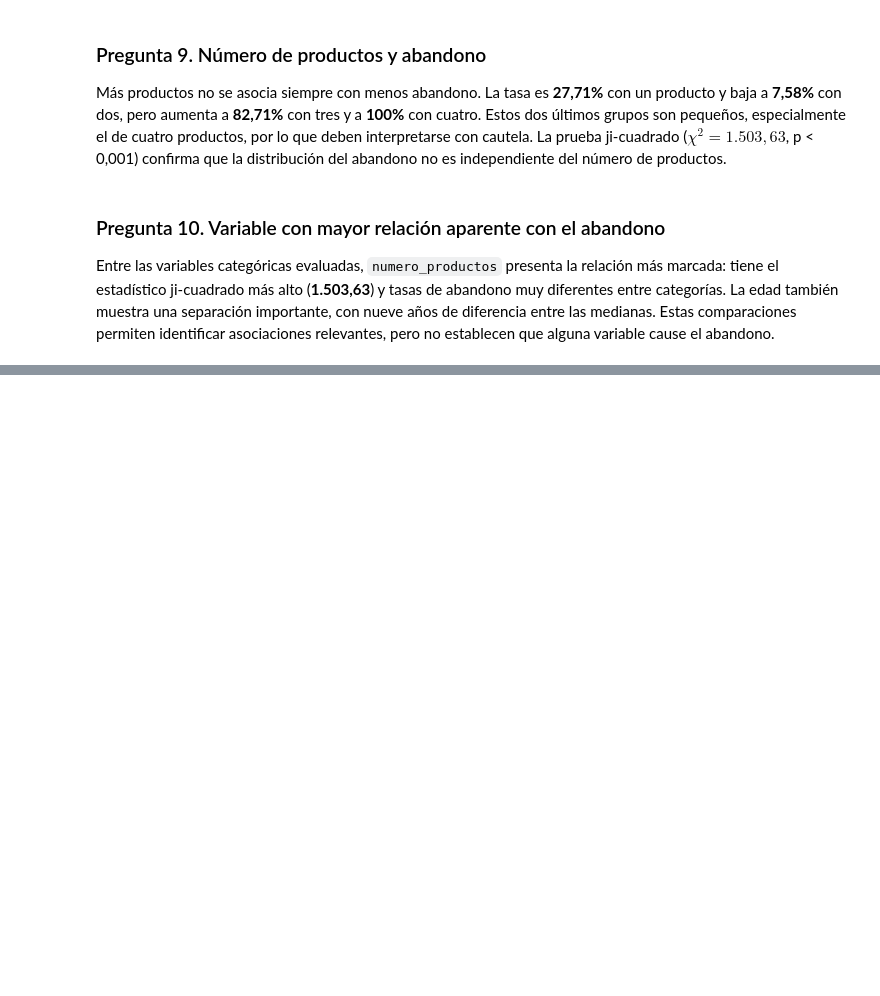
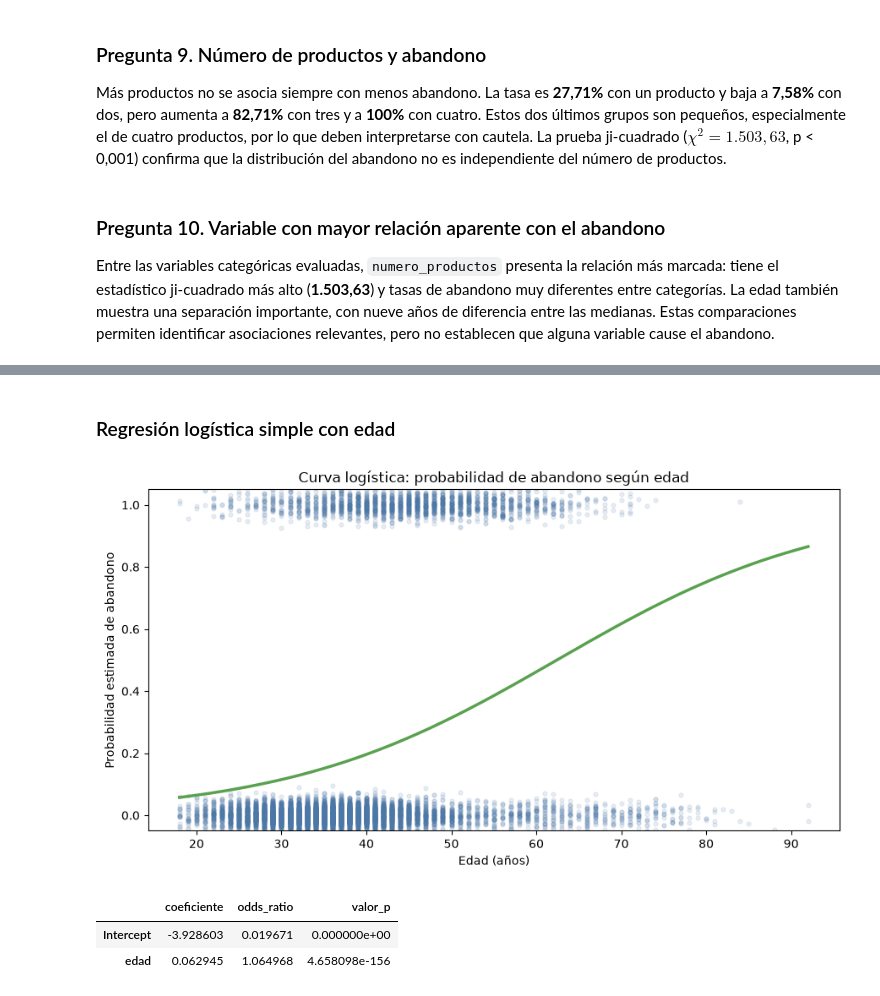
Before and after one commit to martinfgaleano-crypto/Taller_Regresion_Logistica, a Jupyter notebook: Taller_Abandono_Producto_Financiero.ipynb, the cells around one changed output, grey strips where cells are left out. Cells and saved outputs as stored; diff of their text form; code cells hidden in the pictures; blank space fills up the shorter version.

```diff
--- a/Taller_Abandono_Producto_Financiero.ipynb
+++ b/Taller_Abandono_Producto_Financiero.ipynb
@@ -434,0 +471,26 @@ Entre las variables categóricas evaluadas, `numero_productos` presenta la relac
+# %% [markdown]
+### Regresión logística simple con edad
+# %%
+logit_edad = smf.logit("abandono ~ edad", data=datos).fit(disp=False)
+
+plt.figure(figsize=(9, 5))
+plt.scatter(datos["edad"], abandono_jitter, alpha=0.12, s=12, color="#4C78A8")
+plt.plot(rejilla_edad["edad"], logit_edad.predict(rejilla_edad), color="#59A14F", linewidth=2.5)
+plt.title("Curva logística: probabilidad de abandono según edad")
+plt.xlabel("Edad (años)")
+plt.ylabel("Probabilidad estimada de abandono")
+plt.ylim(-0.05, 1.05)
+plt.tight_layout()
+plt.show()
+
+tabla_logit_edad = pd.DataFrame({
+    "coeficiente": logit_edad.params,
+    "odds_ratio": np.exp(logit_edad.params),
+    "valor_p": logit_edad.pvalues,
+})
+tabla_logit_edad
+# %% [output]
+[figure, added]
+|  | coeficiente | odds_ratio | valor_p |
+| Intercept | -3.928603 | 0.019671 | 0.000000e+00 |
+| edad | 0.062945 | 1.064968 | 4.658098e-156 |
```
Also changed, not shown: parts of 7 cells of this notebook.
